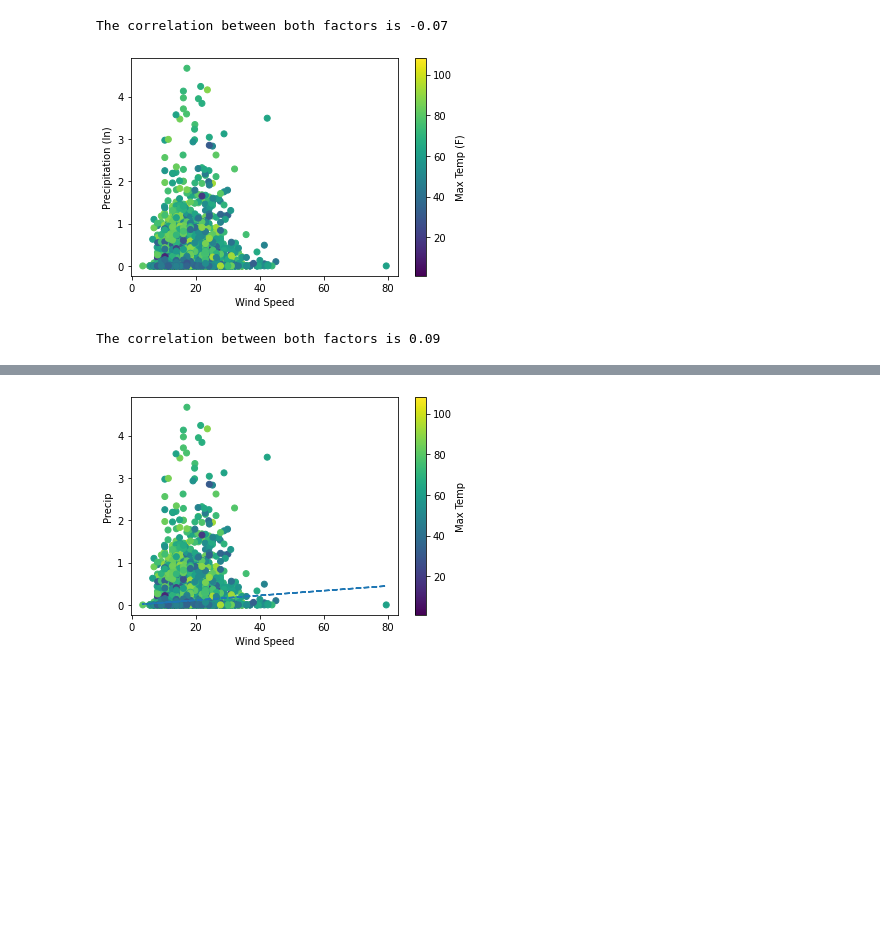
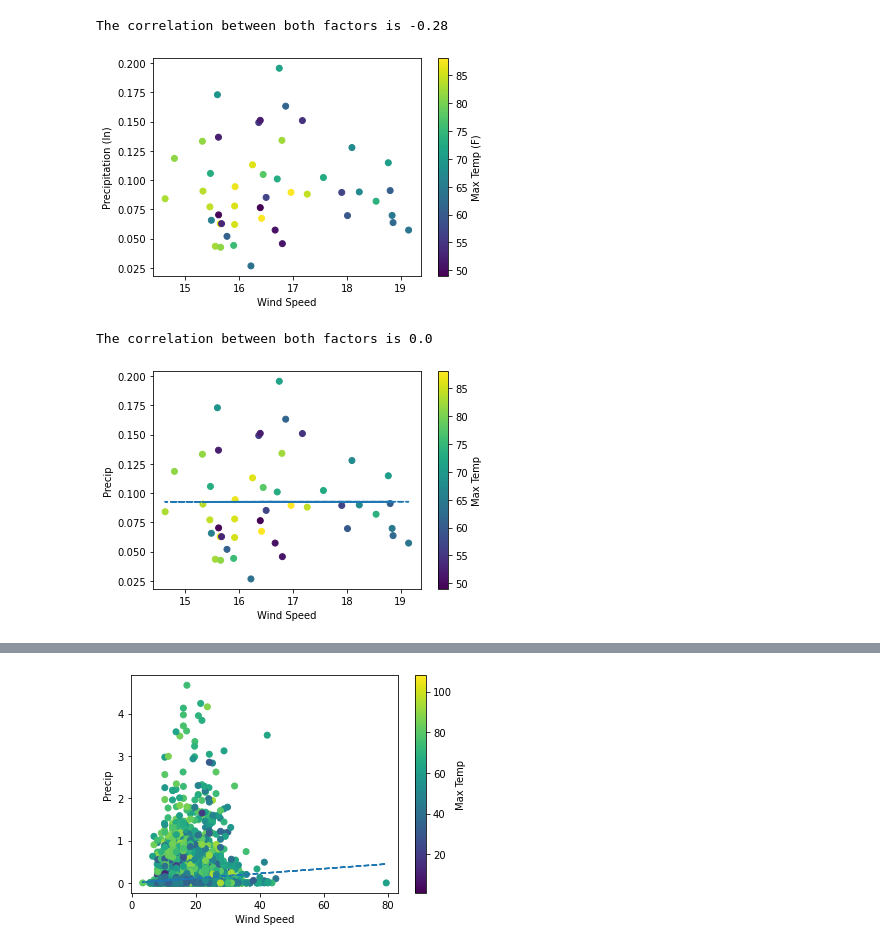
Before and after one commit to domingo-aj/Group-Project-1, a Jupyter notebook: dataviz_projectone_MG.ipynb, the cells around one changed output, grey strips where cells are left out. Saved outputs shown, nothing was run; the diff lists cells and outputs as text; code cells hidden in the pictures; blank space fills up the shorter version.

```diff
--- a/dataviz_projectone_MG.ipynb
+++ b/dataviz_projectone_MG.ipynb
@@ -147,29 +177,39 @@ plt.show()
 # %%
 #Correlation
-wind_speed = weather_summary.iloc[:,7]
-max_temp = weather_summary.iloc[:,4]
+wind_speed = combined.iloc[:,5]
+max_temp = combined.iloc[:,3]
 correlation = st.pearsonr(wind_speed,max_temp)
 print(f"The correlation between both factors is {round(correlation[0],2)}")
 # %% [output]
-The correlation between both factors is -0.07
+The correlation between both factors is -0.28
 # %%
 #Wind speed vs precipitation &  temp as colored data points for cancelled flights
-plt.scatter(weather_summary['Wind Speed'],weather_summary['Precip'],c=weather_summary['Max Temp'])
+plt.scatter(combined['Wind Speed'],combined['Precip'],c=combined['Max Temp'])
 clb = plt.colorbar()
 plt.xlabel("Wind Speed")
 plt.ylabel("Precipitation (In)")
 clb.set_label("Max Temp (F)")
 plt.show()
 # %% [output]
-[figure, old version]
+[figure, new version]
 # %%
 #Correlation
-wind_speed = weather_summary.iloc[:,7]
-precip = weather_summary.iloc[:,5]
+wind_speed = combined.iloc[:,5]
+precip = combined.iloc[:,4]
 correlation = st.pearsonr(wind_speed,precip)
 print(f"The correlation between both factors is {round(correlation[0],2)}")
 # %% [output]
-The correlation between both factors is 0.09
+The correlation between both factors is 0.0
 # %%
 pe_slope, pe_int, pe_r, pe_p, pe_std_err = st.linregress(wind_speed, precip)
 pe_fit = pe_slope * wind_speed + pe_int
+# %%
+plt.scatter(combined['Wind Speed'],combined['Precip'],c=combined['Max Temp'])
+clb = plt.colorbar()
+plt.xlabel("Wind Speed")
+plt.ylabel("Precip")
+clb.set_label("Max Temp")
+plt.plot(wind_speed,pe_fit,"--")
+plt.show()
+# %% [output]
+[figure, added]
```
Also changed, not shown: parts of 51 cells of this notebook.
